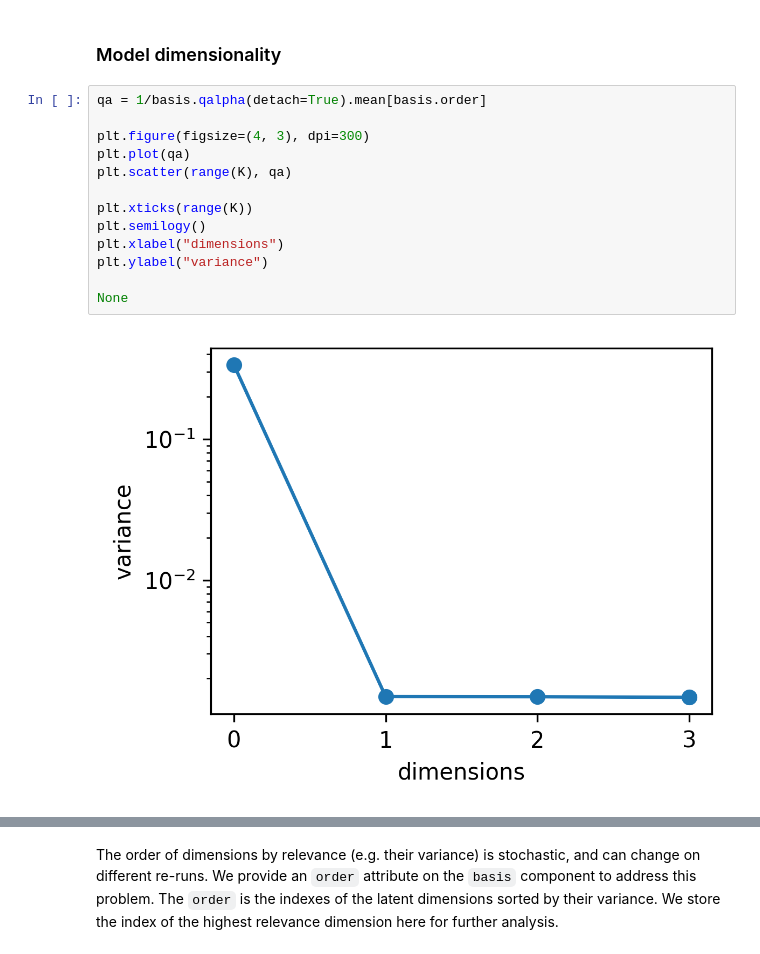
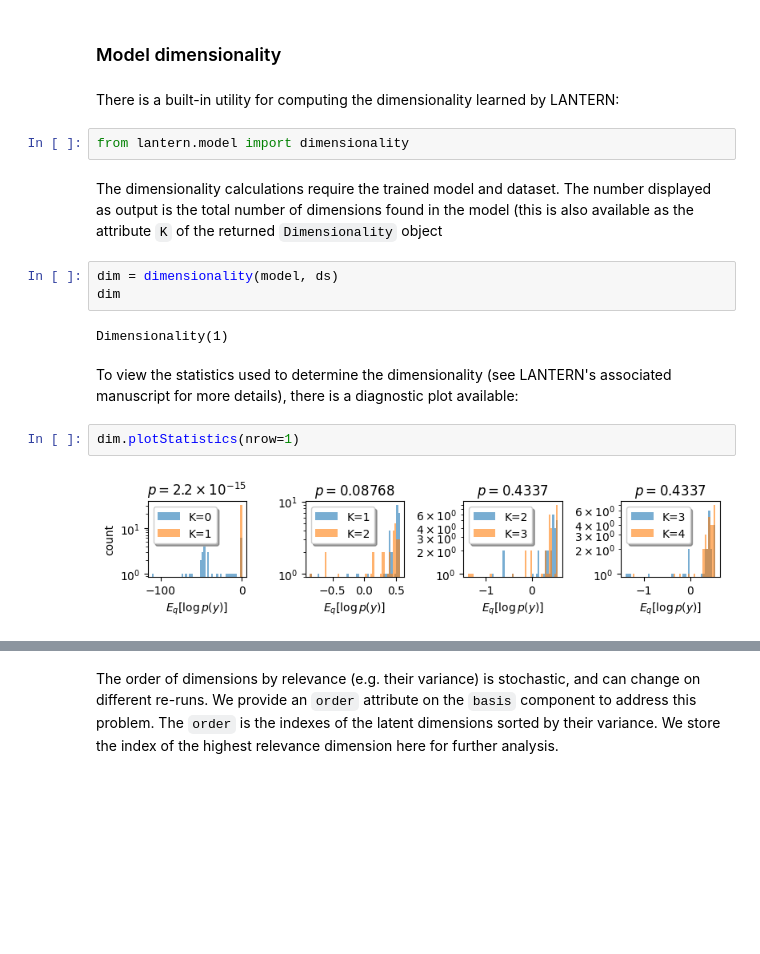
Before and after one commit to usnistgov/lantern, a Jupyter notebook: examples/example-1d.ipynb, the cells around one changed output, grey strips where cells are left out. Saved outputs shown, nothing was run; the diff lists cells and outputs as text; blank space fills up the shorter version.

Commit message:
start dimensionality code

```diff
--- a/examples/example-1d.ipynb
+++ b/examples/example-1d.ipynb
@@ -181,18 +181,20 @@ None
 ## Analyze model
 # %% [markdown]
 ### Model dimensionality
-# %%
-qa = 1/basis.qalpha(detach=True).mean[basis.order]
-
-plt.figure(figsize=(4, 3), dpi=300)
-plt.plot(qa)
-plt.scatter(range(K), qa)
-
-plt.xticks(range(K))
-plt.semilogy()
-plt.xlabel("dimensions")
-plt.ylabel("variance")
-
-None
-# %% [output]
-[figure, removed]
+# %% [markdown]
+There is a built-in utility for computing the dimensionality learned by LANTERN:
+# %%
+from lantern.model import dimensionality
+# %% [markdown]
+The dimensionality calculations require the trained model and dataset. The number displayed as output is the total number of dimensions found in the model (this is also available as the attribute `K` of the returned `Dimensionality` object
+# %%
+dim = dimensionality(model, ds)
+dim
+# %% [output]
+Dimensionality(1)
+# %% [markdown]
+To view the statistics used to determine the dimensionality (see LANTERN's associated manuscript for more details), there is a diagnostic plot available:
+# %%
+dim.plotStatistics(nrow=1)
+# %% [output]
+[figure, added]
```
Also changed, not shown: parts of 8 cells of this notebook, 2 other files.
